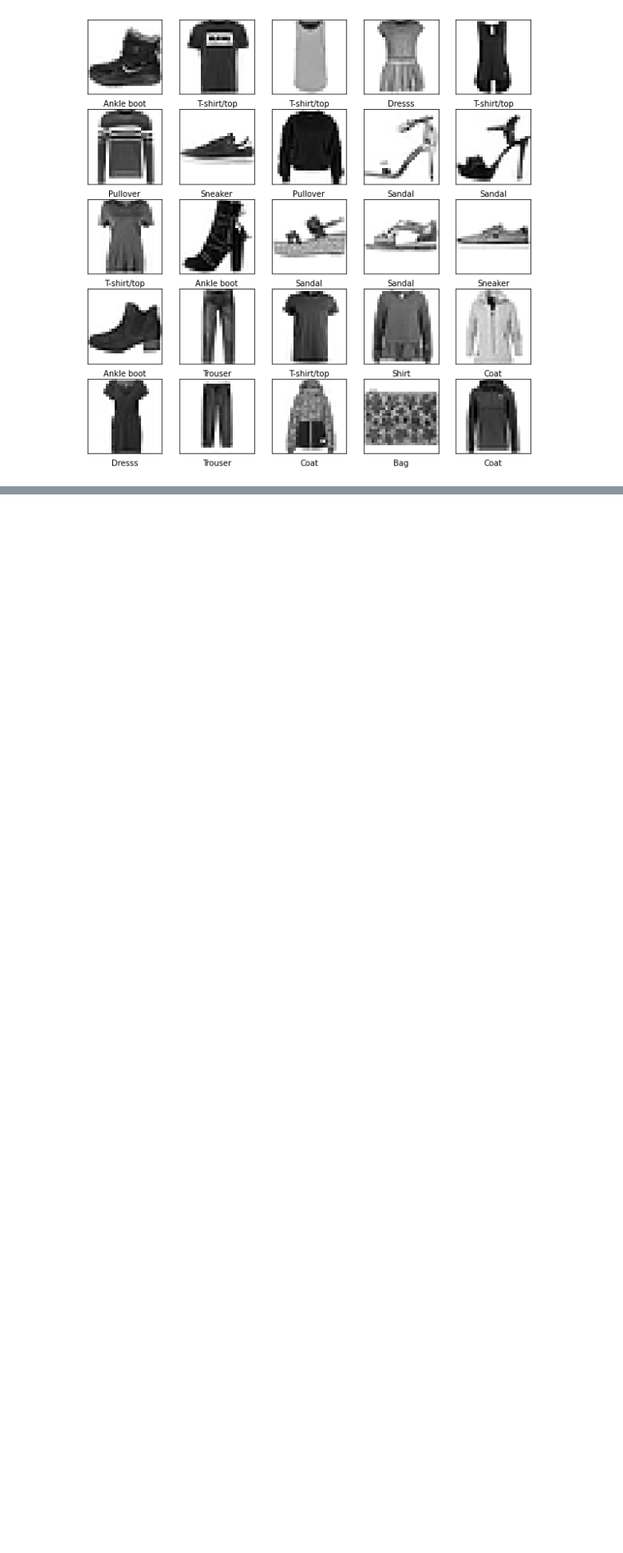
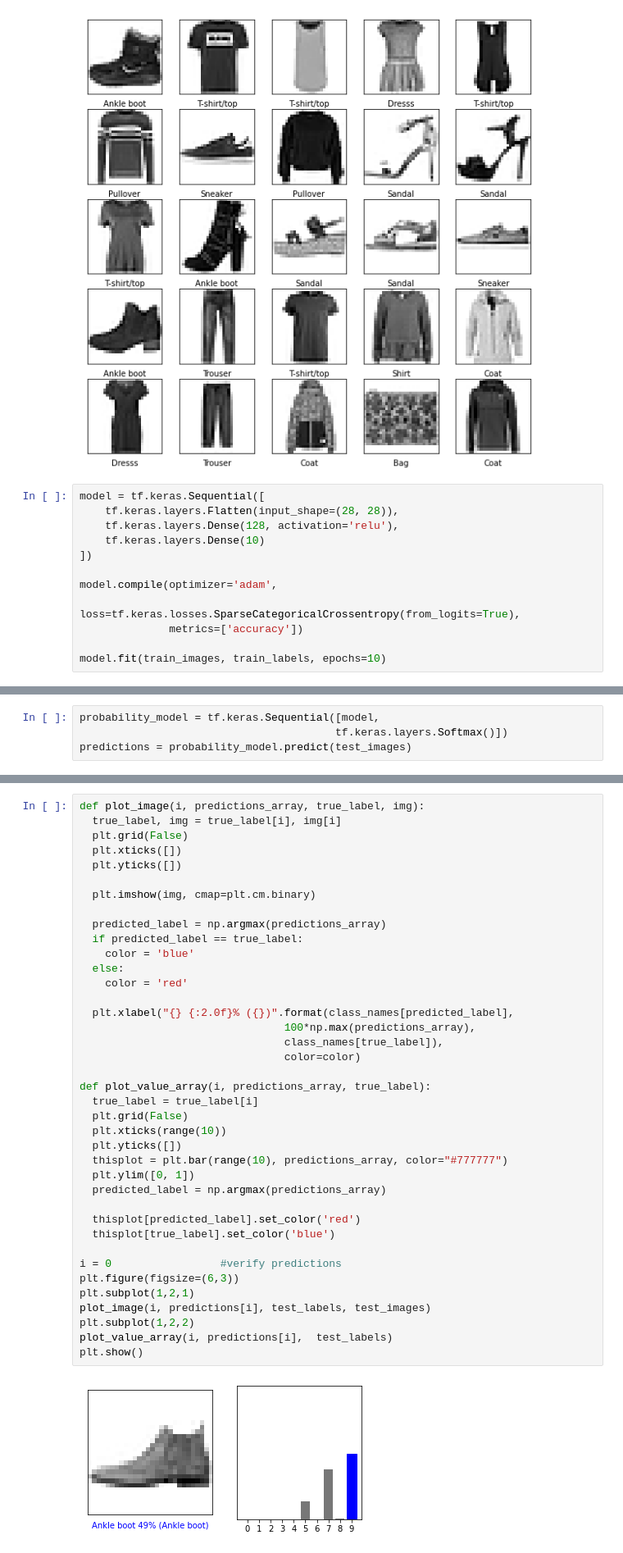
Before and after one commit to hopeletty/KerasIntro, a Jupyter notebook: Keras.ipynb, the cells around one changed output, grey strips where cells are left out. Shown: that part at 82% size. Saved outputs shown, nothing was run; the diff lists cells and outputs as text; blank space fills up the shorter version.

```diff
--- a/Keras.ipynb
+++ b/Keras.ipynb
@@ -153,3 +153,15 @@ for i in range (25):
 plt.show()
 # %% [output]
 [figure]
+# %%
+model = tf.keras.Sequential([
+    tf.keras.layers.Flatten(input_shape=(28, 28)),
+    tf.keras.layers.Dense(128, activation='relu'),
+    tf.keras.layers.Dense(10)
+])
+
+model.compile(optimizer='adam',
+              loss=tf.keras.losses.SparseCategoricalCrossentropy(from_logits=True),
+              metrics=['accuracy'])
+
+model.fit(train_images, train_labels, epochs=10)
@@ -155,0 +197,4 @@ plt.show()
+# %%
+probability_model = tf.keras.Sequential([model,
+                                        tf.keras.layers.Softmax()])
+predictions = probability_model.predict(test_images)
@@ -155,0 +217,41 @@ plt.show()
+# %%
+def plot_image(i, predictions_array, true_label, img):
+  true_label, img = true_label[i], img[i]
+  plt.grid(False)
+  plt.xticks([])
+  plt.yticks([])
+
+  plt.imshow(img, cmap=plt.cm.binary)
+
+  predicted_label = np.argmax(predictions_array)
+  if predicted_label == true_label:
+    color = 'blue'
+  else:
+    color = 'red'
+
+  plt.xlabel("{} {:2.0f}% ({})".format(class_names[predicted_label],
+                                100*np.max(predictions_array),
+                                class_names[true_label]),
+                                color=color)
+
+def plot_value_array(i, predictions_array, true_label):
+  true_label = true_label[i]
+  plt.grid(False)
+  plt.xticks(range(10))
+  plt.yticks([])
+  thisplot = plt.bar(range(10), predictions_array, color="#777777")
+  plt.ylim([0, 1])
+  predicted_label = np.argmax(predictions_array)
+
+  thisplot[predicted_label].set_color('red')
+  thisplot[true_label].set_color('blue')
+
+i = 0                 #verify predictions
+plt.figure(figsize=(6,3))
+plt.subplot(1,2,1)
+plot_image(i, predictions[i], test_labels, test_images)
+plt.subplot(1,2,2)
+plot_value_array(i, predictions[i],  test_labels)
+plt.show()
+# %% [output]
+[figure, added]
```
Also changed, not shown: parts of 14 cells of this notebook.
